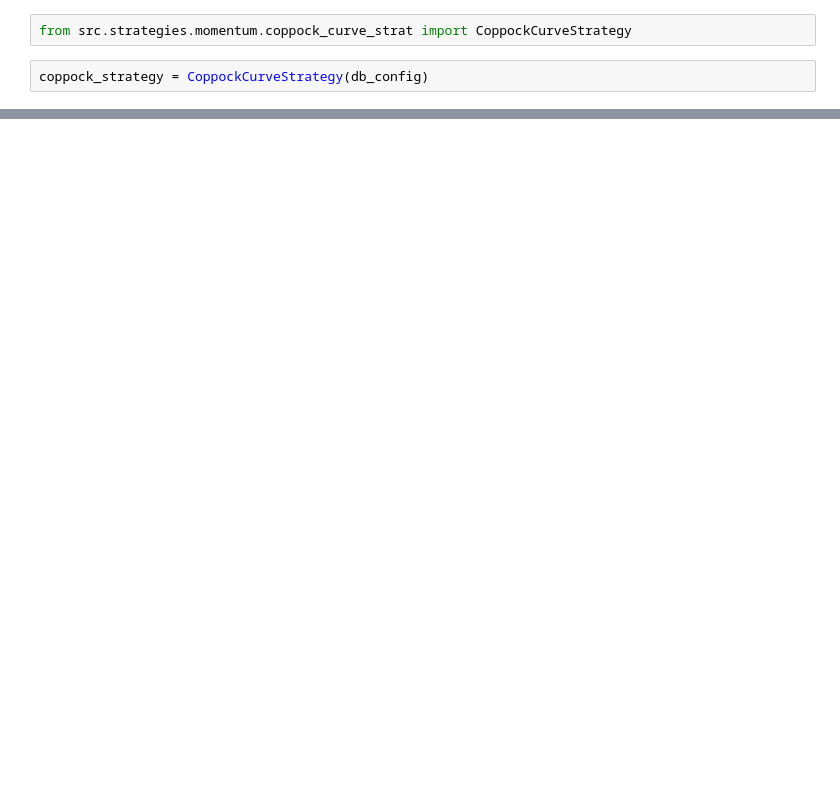
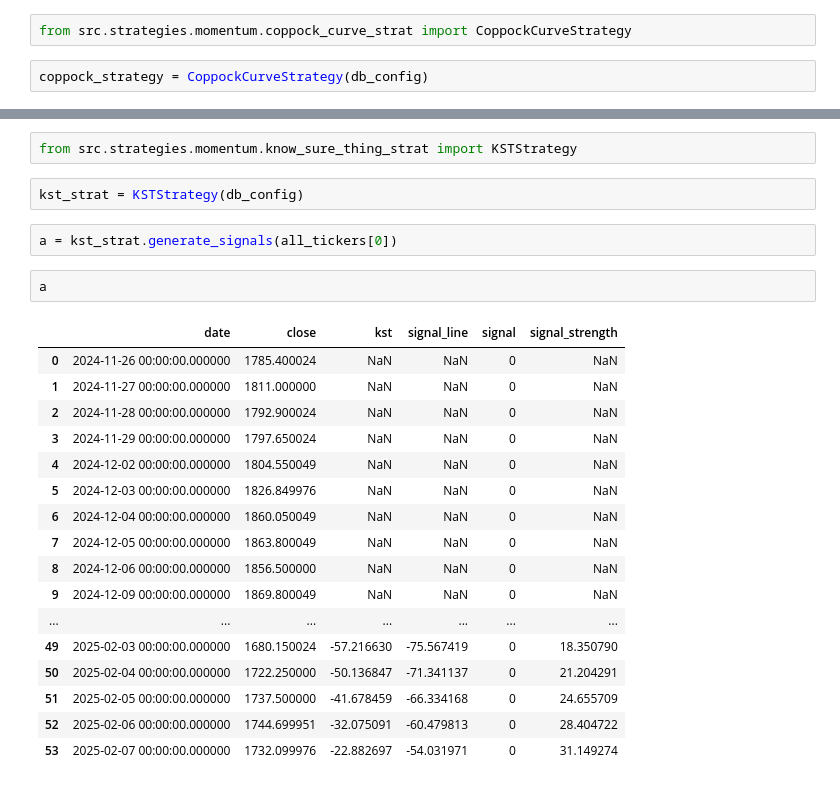
Before and after one commit to bucs-fan813/trading_system, a Jupyter notebook: notebooks/Strat_test.ipynb, the cells around one changed output, grey strips where cells are left out. Cells and saved outputs as stored; diff of their text form; blank space fills up the shorter version.

```diff
--- a/notebooks/Strat_test.ipynb
+++ b/notebooks/Strat_test.ipynb
@@ -211,0 +444,26 @@ a
+# %%
+from src.strategies.momentum.know_sure_thing_strat import KSTStrategy
+# %%
+kst_strat = KSTStrategy(db_config)
+# %%
+a = kst_strat.generate_signals(all_tickers[0])
+# %%
+a
+# %% [output]
+|  | date | close | kst | signal_line | signal | signal_strength |
+| 0 | 2024-11-26 00:00:00.000000 | 1785.400024 | NaN | NaN | 0 | NaN |
+| 1 | 2024-11-27 00:00:00.000000 | 1811.000000 | NaN | NaN | 0 | NaN |
+| 2 | 2024-11-28 00:00:00.000000 | 1792.900024 | NaN | NaN | 0 | NaN |
+| 3 | 2024-11-29 00:00:00.000000 | 1797.650024 | NaN | NaN | 0 | NaN |
+| 4 | 2024-12-02 00:00:00.000000 | 1804.550049 | NaN | NaN | 0 | NaN |
+| 5 | 2024-12-03 00:00:00.000000 | 1826.849976 | NaN | NaN | 0 | NaN |
+| 6 | 2024-12-04 00:00:00.000000 | 1860.050049 | NaN | NaN | 0 | NaN |
+| 7 | 2024-12-05 00:00:00.000000 | 1863.800049 | NaN | NaN | 0 | NaN |
+| 8 | 2024-12-06 00:00:00.000000 | 1856.500000 | NaN | NaN | 0 | NaN |
+| 9 | 2024-12-09 00:00:00.000000 | 1869.800049 | NaN | NaN | 0 | NaN |
+| ... | ... | ... | ... | ... | ... | ... |
+| 49 | 2025-02-03 00:00:00.000000 | 1680.150024 | -57.216630 | -75.567419 | 0 | 18.350790 |
+| 50 | 2025-02-04 00:00:00.000000 | 1722.250000 | -50.136847 | -71.341137 | 0 | 21.204291 |
+| 51 | 2025-02-05 00:00:00.000000 | 1737.500000 | -41.678459 | -66.334168 | 0 | 24.655709 |
+| 52 | 2025-02-06 00:00:00.000000 | 1744.699951 | -32.075091 | -60.479813 | 0 | 28.404722 |
+| 53 | 2025-02-07 00:00:00.000000 | 1732.099976 | -22.882697 | -54.031971 | 0 | 31.149274 |
```
Also changed, not shown: parts of 35 cells of this notebook, 6 other files.
